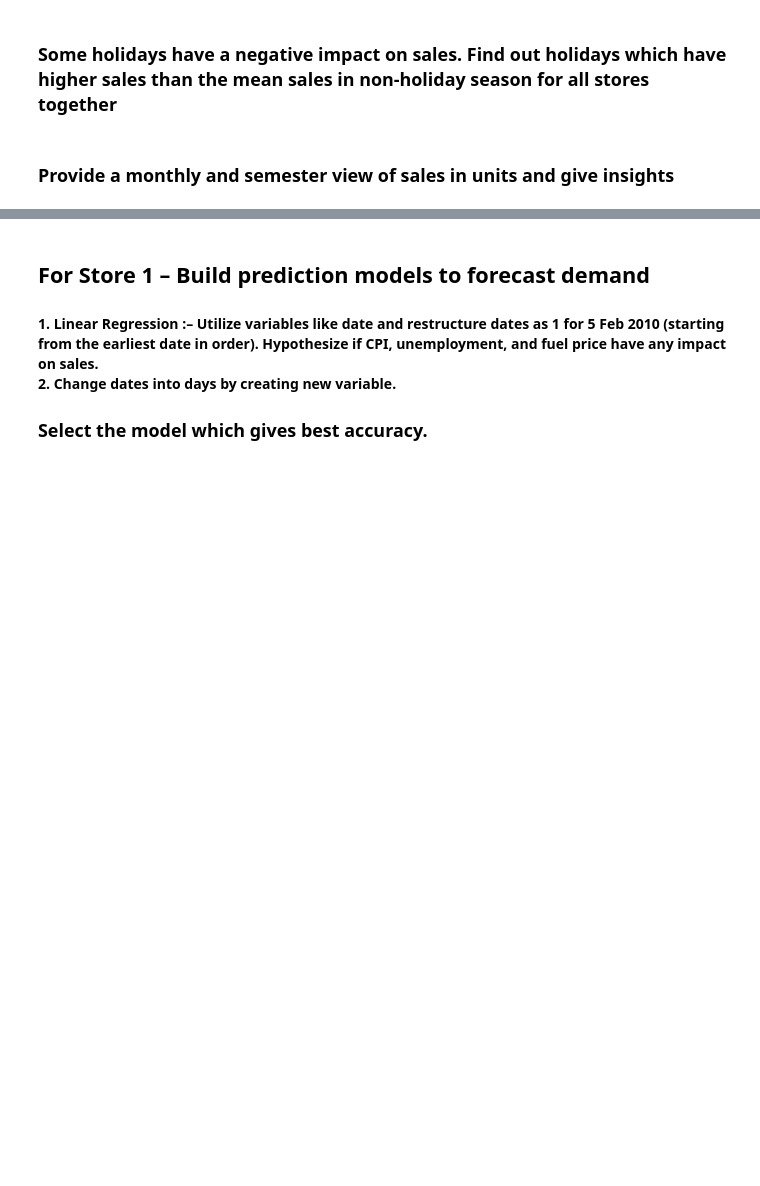
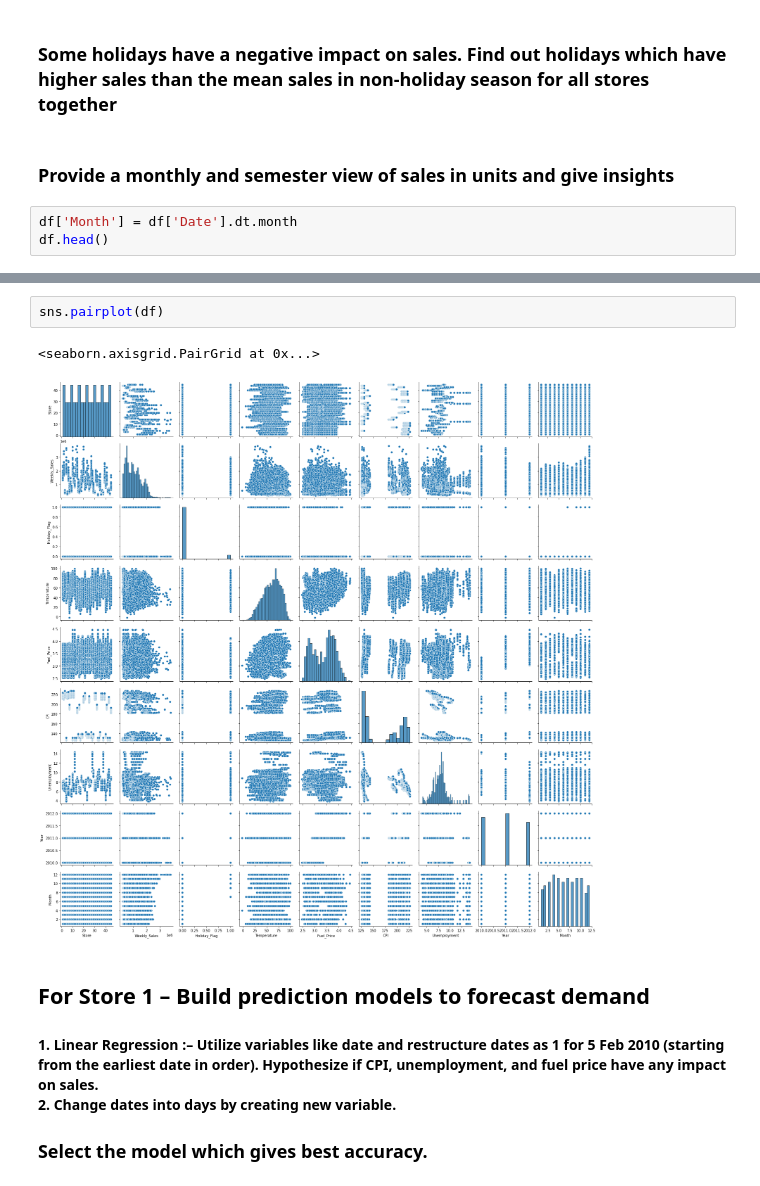
Before and after one commit to swarup4/Retail-Analysis-with-Walmart-Data, a Jupyter notebook: Walmart.ipynb, the cells around one changed output, grey strips where cells are left out. Drawn from its saved outputs; the diff is of its cells as text; blank space fills up the shorter version.

```diff
--- a/Walmart.ipynb
+++ b/Walmart.ipynb
@@ -96,3 +97,6 @@ Store 4 has good quarterly growth rate in Q3-2012 25652119.35
 ### Some holidays have a negative impact on sales. Find out holidays which have higher sales than the mean sales in non-holiday season for all stores together
 # %% [markdown]
 ### Provide a monthly and semester view of sales in units and give insights
+# %%
+df['Month'] = df['Date'].dt.month
+df.head()
@@ -99,3 +131,8 @@ Store 4 has good quarterly growth rate in Q3-2012 25652119.35
+# %%
+sns.pairplot(df)
+# %% [output]
+<seaborn.axisgrid.PairGrid at 0x...>
+[figure, added]
 # %% [markdown]
 ## For Store 1 – Build  prediction models to forecast demand
 
```
Also changed, not shown: parts of 3 cells of this notebook.
